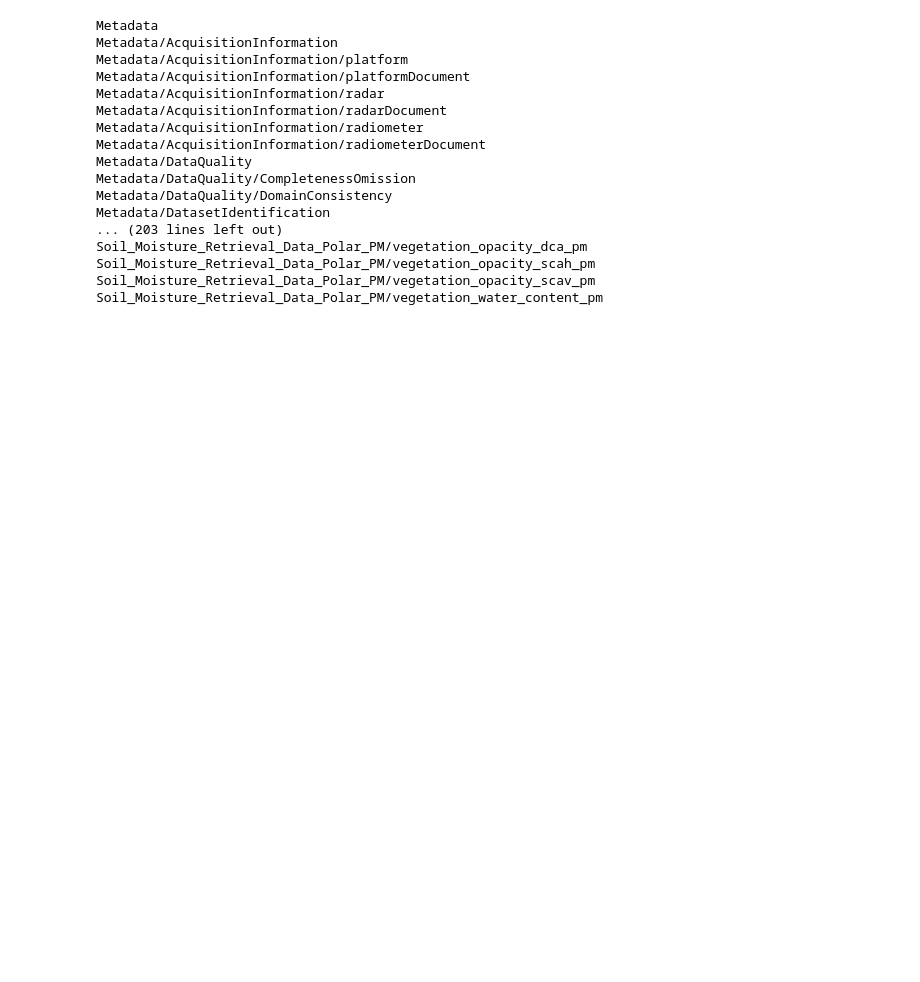
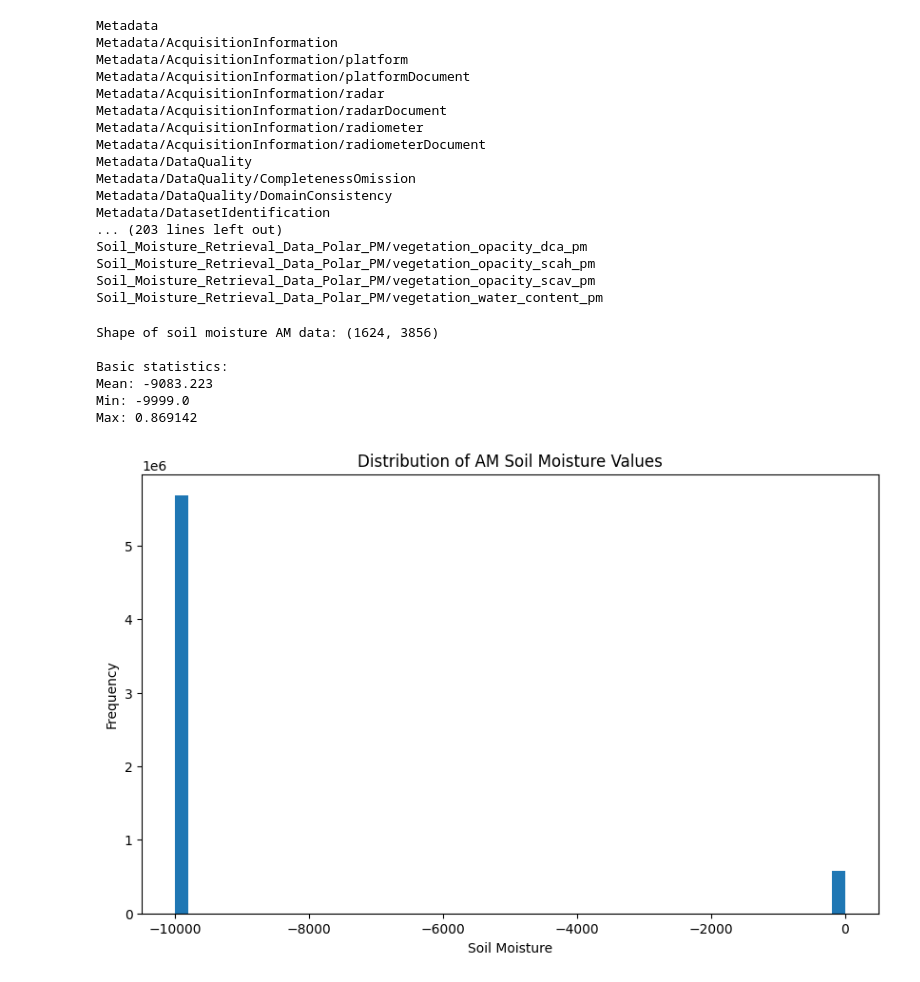
Before and after one commit to faehdy/Space_Data_Kernel, a Jupyter notebook: Grace/Project/src/explore_SMAP.ipynb, the cells around one changed output. Cells and saved outputs as stored; diff of their text form; code cells hidden in the pictures; blank space fills up the shorter version.

```diff
--- a/Grace/Project/src/explore_SMAP.ipynb
+++ b/Grace/Project/src/explore_SMAP.ipynb
@@ -34,3 +35,55 @@ Soil_Moisture_Retrieval_Data_Polar_PM/vegetation_opacity_dca_pm
 Soil_Moisture_Retrieval_Data_Polar_PM/vegetation_opacity_scah_pm
 Soil_Moisture_Retrieval_Data_Polar_PM/vegetation_opacity_scav_pm
 Soil_Moisture_Retrieval_Data_Polar_PM/vegetation_water_content_pm
+# %%
+# Open the file again since it was closed in the previous cell
+with h5py.File('../Data/SMAP_L3_SM_P_E_20250402_R19240_001.h5', 'r') as h5_file:
+    # Access the soil moisture AM dataset
+    soil_moisture_am = h5_file['/Soil_Moisture_Retrieval_Data_AM/soil_moisture'][:]
+    # filter the Soil_Moisture_Retrieval_Data_AM/longitude_centroid and latitude_centroid to be within canada
+    latitudes = h5_file['/Soil_Moisture_Retrieval_Data_AM/latitude_centroid'][:]
+    longitudes = h5_file['/Soil_Moisture_Retrieval_Data_AM/longitude_centroid'][:]
+    # # Create a mask for latitudes and longitudes within Canada
+    # lat_mask = (latitudes >= 47) & (latitudes <= 63.23324)
+    # lon_mask = (longitudes >= -141.000002) & (longitudes <= -52.648098)
+    # # Combine masks to filter the soil moisture data
+    # mask = lat_mask & lon_mask
+    # # Apply the mask to the soil moisture data
+    # soil_moisture_am = np.where(mask, soil_moisture_am, np.nan)
+    # #drop nan values
+    # soil_moisture_am = soil_moisture_am[~np.isnan(soil_moisture_am)]
+
+    sm_df = pd.DataFrame()
+    sm_df['Soil Moisture AM'] = soil_moisture_am.flatten()
+    sm_df['Latitude'] = latitudes.flatten()
+    sm_df['Longitude'] = longitudes.flatten()
+    # sm_df['Latitude'] = latitudes[mask].flatten()
+    # sm_df['Longitude'] = longitudes[mask].flatten()
+
+
+
+
+
+    # Print basic information about the dataset
+    print("Shape of soil moisture AM data:", soil_moisture_am.shape)
+    print("\nBasic statistics:")
+    print("Mean:", np.nanmean(soil_moisture_am))
+    print("Min:", np.nanmin(soil_moisture_am))
+    print("Max:", np.nanmax(soil_moisture_am))
+
+    # Create a simple histogram of valid values
+    valid_data = soil_moisture_am[~np.isnan(soil_moisture_am)]
+    plt.figure(figsize=(10, 6))
+    plt.hist(valid_data.flatten(), bins=50)
+    plt.title('Distribution of AM Soil Moisture Values')
+    plt.xlabel('Soil Moisture')
+    plt.ylabel('Frequency')
+    plt.show()
+# %% [output]
+Shape of soil moisture AM data: (1624, 3856)
+
+Basic statistics:
+Mean: -9083.223
+Min: -9999.0
+Max: 0.869142
+[figure, added]
```
Also changed, not shown: parts of 2 cells of this notebook.
